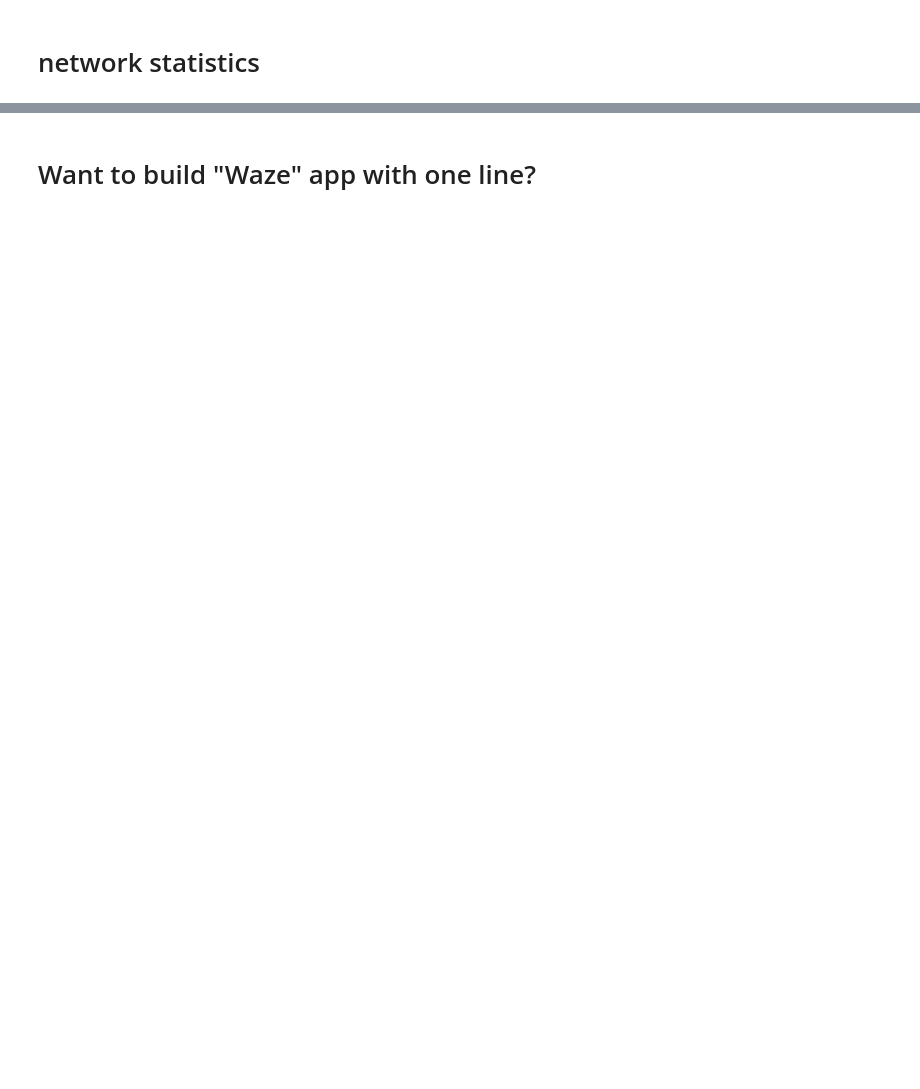
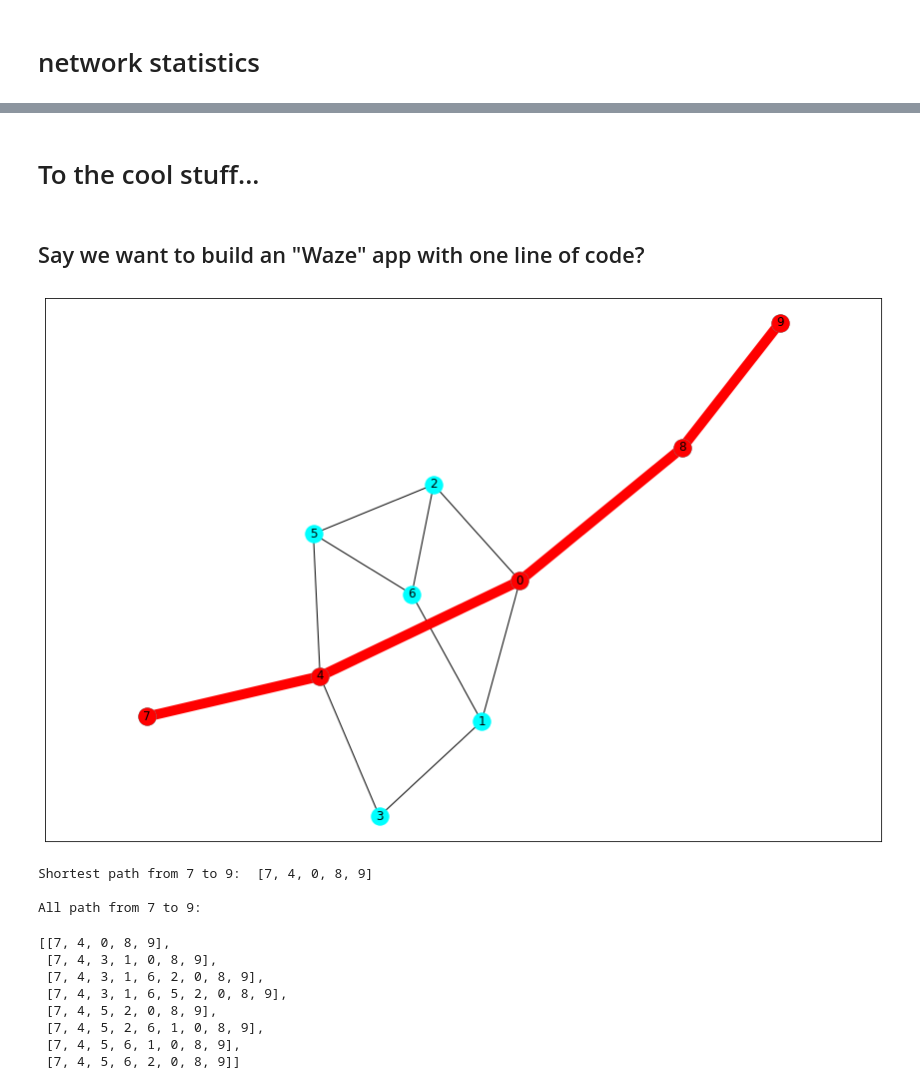
Before and after one commit to Eliran79/DataScienceWorkshop20936, a Jupyter notebook: networkx_soft_landing.ipynb, the cells around one changed output, grey strips where cells are left out. Saved outputs shown, nothing was run; the diff lists cells and outputs as text; code cells hidden in the pictures; blank space fills up the shorter version.

```diff
--- a/networkx_soft_landing.ipynb
+++ b/networkx_soft_landing.ipynb
@@ -181,2 +223,4 @@ print ('Network density', nx.density(G), '\n')
+# %% [markdown]
+# To the cool stuff...
 # %% [markdown]
-# Want to build "Waze" app with one line?
+## Say we want to build an "Waze" app with one line of code?
@@ -193,0 +227,37 @@ nx.draw_networkx(T)
+# %%
+# Shortest path from a to b
+
+pos = nx.spring_layout(G)
+nx.draw_networkx(G,pos,node_color='cyan')
+# draw path in red
+path = nx.shortest_path(G,source=7,target=9)
+path_edges = list(zip(path,path[1:]))
+nx.draw_networkx_nodes(G,pos,nodelist=path,node_color='r')
+nx.draw_networkx_edges(G,pos,edgelist=path_edges,edge_color='r',width=10)
+plt.axis('equal')
+plt.show()
+
+# All the paths from a to b
+# For a weighted graph the calculation sums the weights between the nodes
+
+# Tip
+# method : string, optional (default = 'dijkstra')
+#         The algorithm to use to compute the path.
+#         Supported options: 'dijkstra', 'bellman-ford'.
+print ('Shortest path from 7 to 9: ', nx.shortest_path(G,7,9), '\n')
+
+print ('All path from 7 to 9: ')
+sorted(nx.all_simple_paths(G,7,9))
+# %% [output]
+[figure, added]
+Shortest path from 7 to 9:  [7, 4, 0, 8, 9]
+
+All path from 7 to 9:
+[[7, 4, 0, 8, 9],
+ [7, 4, 3, 1, 0, 8, 9],
+ [7, 4, 3, 1, 6, 2, 0, 8, 9],
+ [7, 4, 3, 1, 6, 5, 2, 0, 8, 9],
+ [7, 4, 5, 2, 0, 8, 9],
+ [7, 4, 5, 2, 6, 1, 0, 8, 9],
+ [7, 4, 5, 6, 1, 0, 8, 9],
+ [7, 4, 5, 6, 2, 0, 8, 9]]
```
Also changed, not shown: parts of 24 cells of this notebook, 2 other files.
